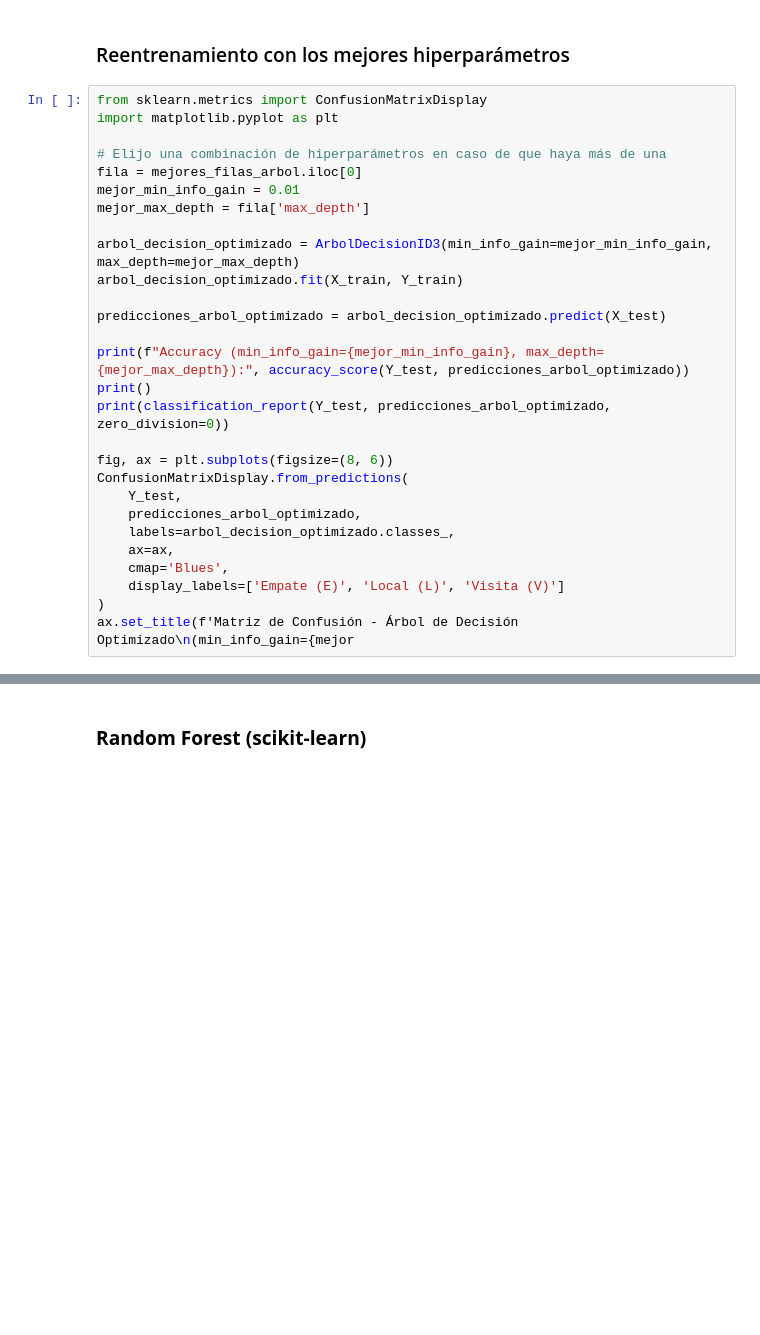
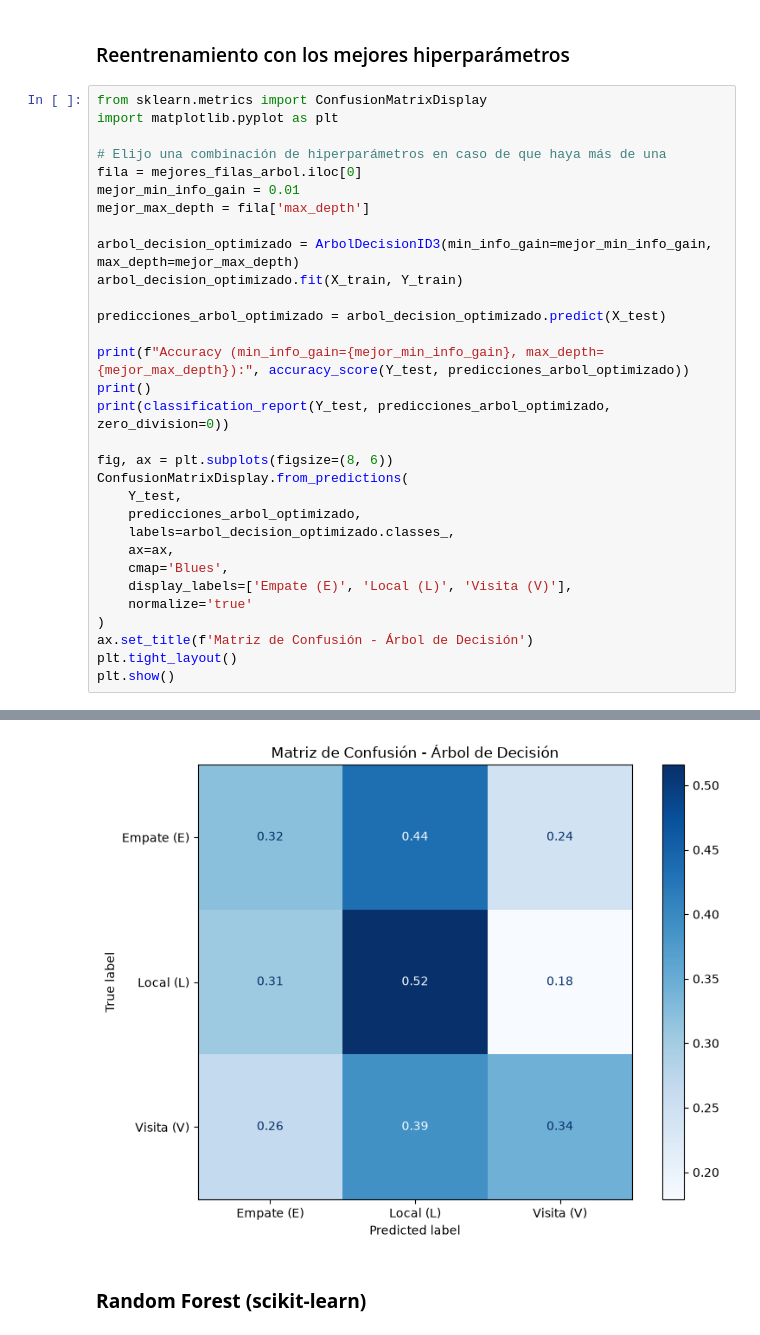
Before and after one commit to lugonca20/aprendaut_labs, a Jupyter notebook: tarea1/tarea1.ipynb, the cells around one changed output, grey strips where cells are left out. Saved outputs shown, nothing was run; the diff lists cells and outputs as text; blank space fills up the shorter version.

Commit message:
confusion matrix display p/ NB

```diff
--- a/tarea1/tarea1.ipynb
+++ b/tarea1/tarea1.ipynb
@@ -480,9 +468,12 @@ ConfusionMatrixDisplay.from_predictions(
     labels=arbol_decision_optimizado.classes_,
     ax=ax,
     cmap='Blues',
-    display_labels=['Empate (E)', 'Local (L)', 'Visita (V)']
+    display_labels=['Empate (E)', 'Local (L)', 'Visita (V)'],
+    normalize='true'
 )
-ax.set_title(f'Matriz de Confusión - Árbol de Decisión Optimizado\n(min_info_gain={mejor
+ax.set_title(f'Matriz de Confusión - Árbol de Decisión')
+plt.tight_layout()
+plt.show()
 # %% [output]
 Accuracy (min_info_gain=0.01, max_depth=3.0): 0.4067796610169492
 
@@ -503,3 +489,4 @@ Matriz de confusión (orden de clases: ['E', 'L', 'V'] ):
+[figure, added]
 # %% [markdown]
 ### **Random Forest (scikit-learn)**
 # %% [markdown]
```
Also changed, not shown: parts of 5 cells of this notebook.
